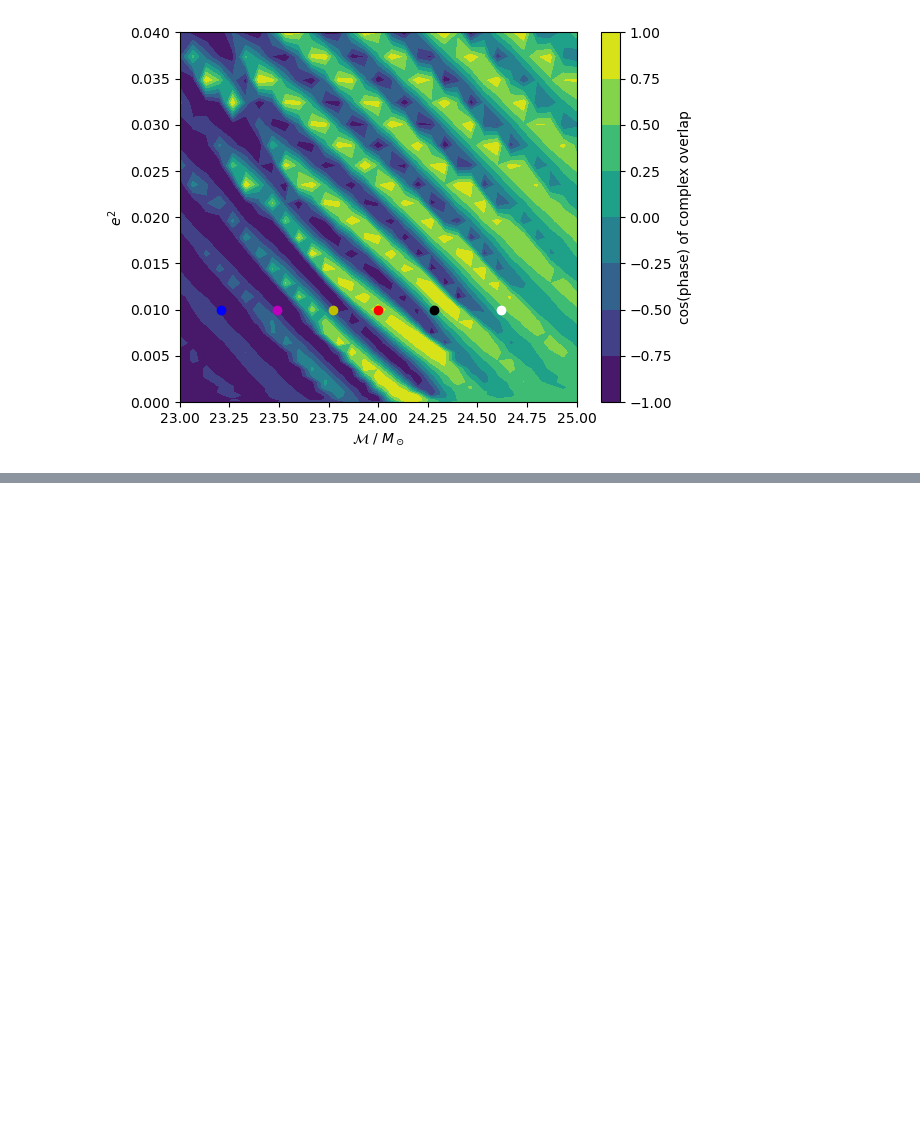
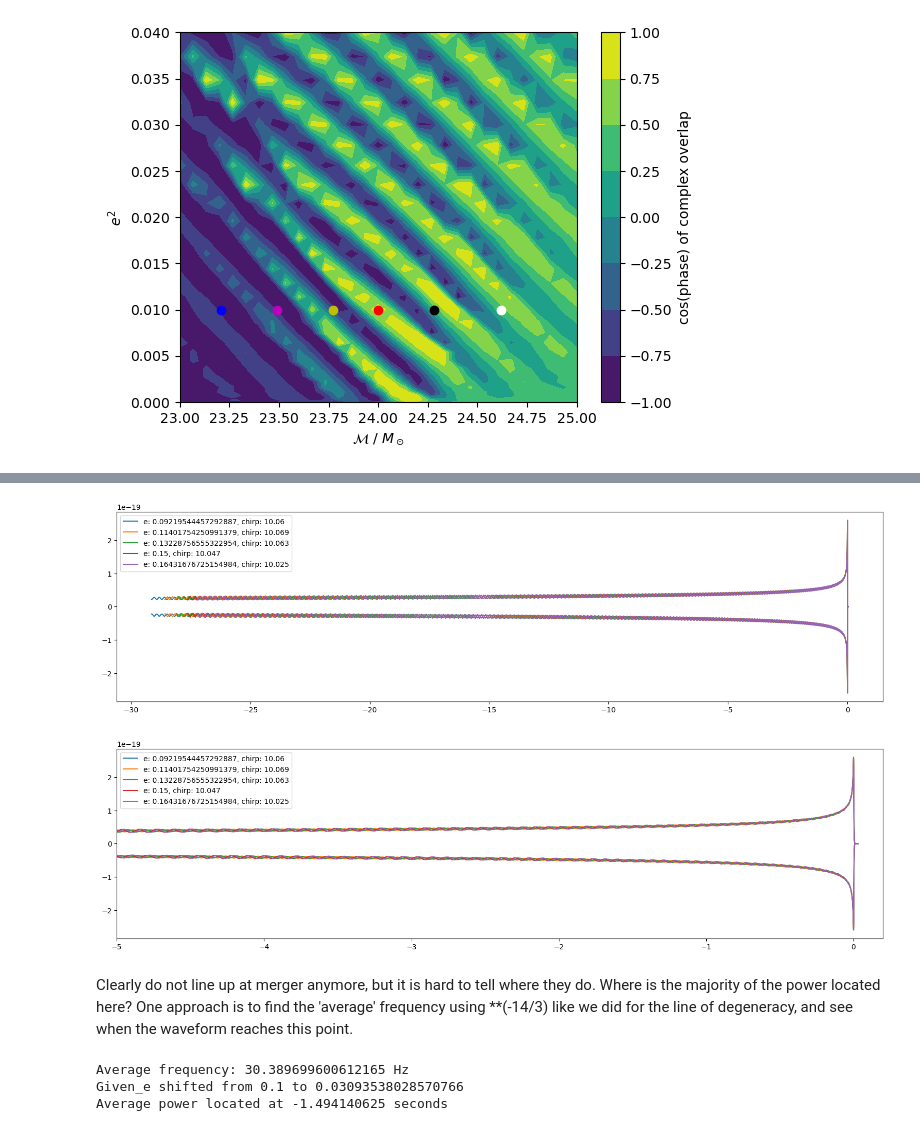
Before and after one commit to BenGPatterson/EccentricBinaries, a Jupyter notebook: notebooks/stripe_investigation.ipynb, the cells around one changed output, grey strips where cells are left out. Cells and saved outputs as stored; diff of their text form; code cells hidden in the pictures; blank space fills up the shorter version.

```diff
--- a/notebooks/stripe_investigation.ipynb
+++ b/notebooks/stripe_investigation.ipynb
@@ -287,0 +289,17 @@ See that the first set are now on the upper-right boundary of the bright stripes
+# %%
+# Points on bright stripes with e=0.1
+chirp_vals = np.array([23.21, 23.49, 23.77, 24.28, 24.62])
+
+# Calculate matches
+_, h1, h2, _, _, _, _, _, _ = get_h([1,1,1,1], 10, 0.1, chirp2total(24, 2), 2, 4096)
+for i in range(len(chirp_vals)):
+    h = gen_wf(10, 0.1, chirp2total(chirp_vals[i], 2), 2, 4096, 'TEOBResumS')
+    matches = match_hn([h1, h2], h, 10)
+    h1_match = np.angle(matches[0])
+    h2_match = np.angle(matches[1])
+    diff_match = h1_match-h2_match
+    while diff_match < -np.pi:
+        diff_match += 2*np.pi
+    while diff_match > +np.pi:
+        diff_match -= 2*np.pi
+    print(f'h1 match angle: {h1_match}, h2 match angle: {h2_match}, h1-h2 angle: {diff_match}')
@@ -287,0 +341,55 @@ See that the first set are now on the upper-right boundary of the bright stripes
+# %%
+# Points on bright stripes
+e2_vals = np.array([0.0085, 0.013, 0.0175, 0.0225, 0.027])
+chirp_vals = np.array([10.06, 10.069, 10.063, 10.047, 10.025])
+e_vals = np.sqrt(e2_vals)
+
+# Generate and plot waveforms
+plt.figure(figsize=(6.4*3, 4.8))
+for i in range(len(e_vals)):
+    h = gen_wf(10, e_vals[i], chirp2total(chirp_vals[i], 2), 2, 4096, 'TEOBResumS')
+    plt.plot(h.sample_times, np.abs(h), c=f'C{i}', label=f'e: {e_vals[i]}, chirp: {chirp_vals[i]}')
+    plt.plot(h.sample_times, -np.abs(h), c=f'C{i}')
+plt.legend()
+plt.show()
+
+# Generate and plot waveforms
+plt.figure(figsize=(6.4*3, 4.8))
+for i in range(len(e_vals)):
+    h = gen_wf(10, e_vals[i], chirp2total(chirp_vals[i], 2), 2, 4096, 'TEOBResumS')
+    plt.plot(h.sample_times, np.abs(h), c=f'C{i}', label=f'e: {e_vals[i]}, chirp: {chirp_vals[i]}')
+    plt.plot(h.sample_times, -np.abs(h), c=f'C{i}')
+plt.xlim(-5,0.2)
+plt.legend()
+plt.show()
+# %% [output]
+[figure, added]
+[figure, added]
+# %% [markdown]
+Clearly do not line up at merger anymore, but it is hard to tell where they do. Where is the majority of the power located here? One approach is to find the 'average' frequency using **(-14/3) like we did for the line of degeneracy, and see when the waveform reaches this point.
+# %%
+# Generate waveform at given point to use in sigmasq
+h = gen_wf(10, 0.1, chirp2total(10, 2), 2, 4096, 'TEOBResumS')
+h.resize(ceiltwo(len(h)))
+
+# Generate the aLIGO ZDHP PSD
+psd, _ = gen_psd(h, 10)
+
+# Calculate both integrals using sigmasq
+h = h.real().to_frequencyseries()
+ss = sigmasq(h, psd=psd, low_frequency_cutoff=10+3)
+ssf = sigmasq(h*h.sample_frequencies**(-7/3), psd=psd, low_frequency_cutoff=10+3)
+
+# Use average frequency to evolve eccentricities
+avg_f = (ssf/ss)**(-3/14)
+print('Average frequency: '+str(avg_f)+' Hz')
+s_e = shifted_e(avg_f, 10, 0.1)
+print(f'Given_e shifted from {0.1} to {s_e}')
+
+# Create new waveform with shifted params and calculate duration
+s = gen_wf(avg_f, s_e, chirp2total(10, 2), 2, 4096, 'TEOBResumS')
+print(f'Average power located at -{s.duration} seconds')
+# %% [output]
+Average frequency: 30.389699600612165 Hz
+Given_e shifted from 0.1 to 0.03093538028570766
+Average power located at -1.494140625 seconds
```
Also changed, not shown: parts of 57 cells of this notebook, 1 other file.
